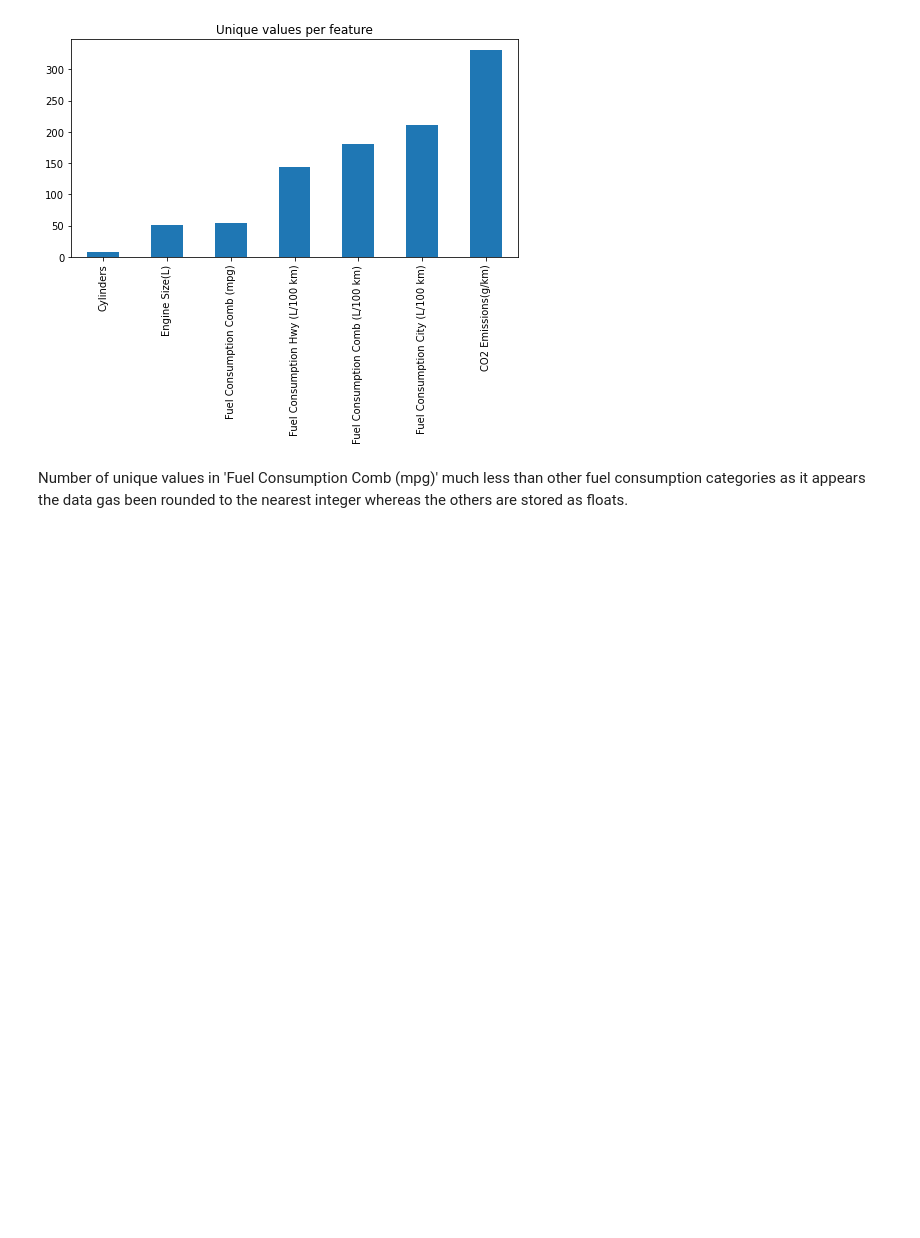
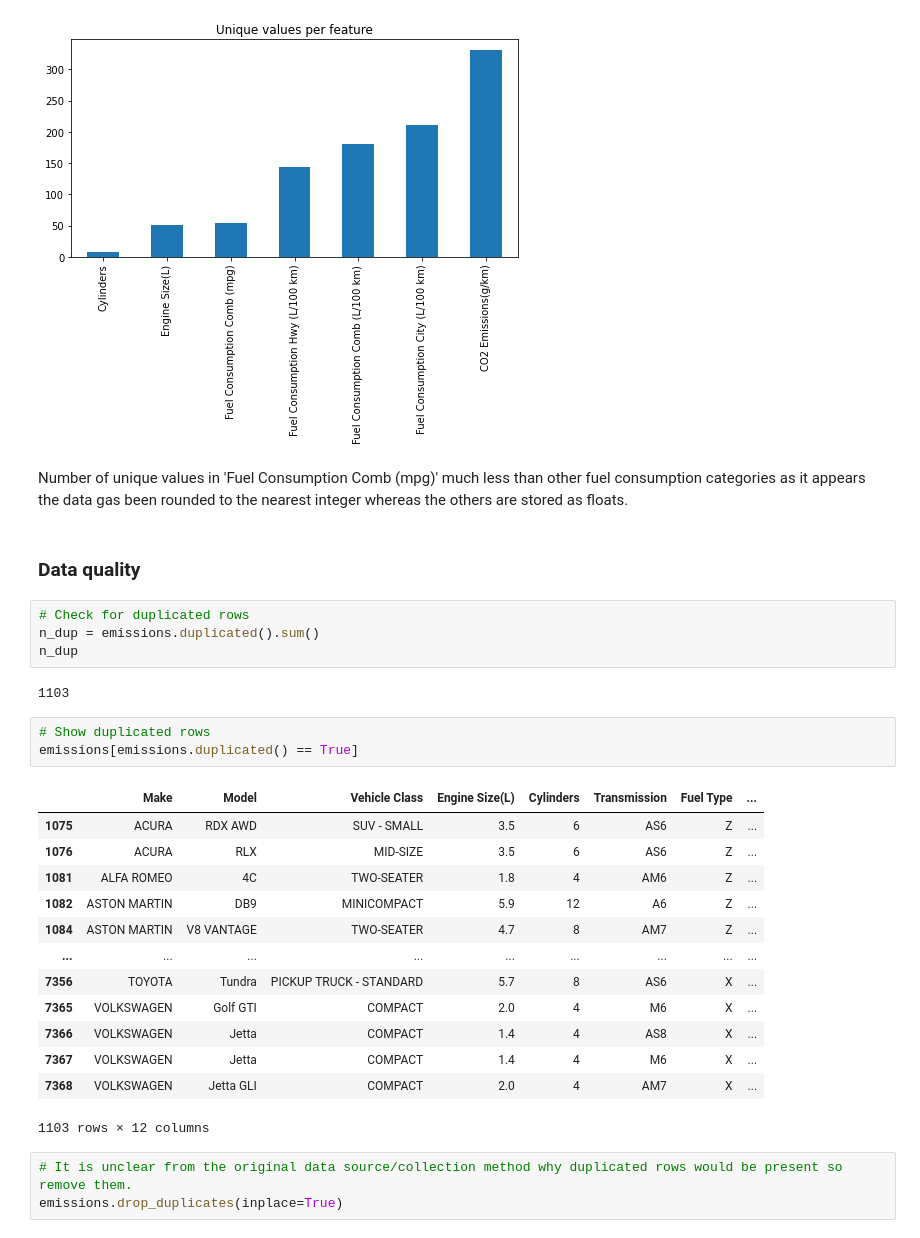
Before and after one commit to tbache/CO2_emissions_regression, a Jupyter notebook: CO2_emissions_regression.ipynb, the cells around one changed output. Cells and saved outputs as stored; diff of their text form; blank space fills up the shorter version.

Commit message:
EDA: quality study.

```diff
--- a/CO2_emissions_regression.ipynb
+++ b/CO2_emissions_regression.ipynb
@@ -138,3 +138,31 @@ unique_vals.plot.bar(figsize=(8, 4), title="Unique values per feature")
 [figure]
 # %% [markdown]
 Number of unique values in 'Fuel Consumption Comb (mpg)' much less than other fuel consumption categories as it appears the data gas been rounded to the nearest integer whereas the others are stored as floats.
+# %% [markdown]
+### Data quality
+# %%
+# Check for duplicated rows
+n_dup = emissions.duplicated().sum()
+n_dup
+# %% [output]
+1103
+# %%
+# Show duplicated rows
+emissions[emissions.duplicated() == True]
+# %% [output]
+|  | Make | Model | Vehicle Class | Engine Size(L) | Cylinders | Transmission | Fuel Type | ... |
+| 1075 | ACURA | RDX AWD | SUV - SMALL | 3.5 | 6 | AS6 | Z | ... |
+| 1076 | ACURA | RLX | MID-SIZE | 3.5 | 6 | AS6 | Z | ... |
+| 1081 | ALFA ROMEO | 4C | TWO-SEATER | 1.8 | 4 | AM6 | Z | ... |
+| 1082 | ASTON MARTIN | DB9 | MINICOMPACT | 5.9 | 12 | A6 | Z | ... |
+| 1084 | ASTON MARTIN | V8 VANTAGE | TWO-SEATER | 4.7 | 8 | AM7 | Z | ... |
+| ... | ... | ... | ... | ... | ... | ... | ... | ... |
+| 7356 | TOYOTA | Tundra | PICKUP TRUCK - STANDARD | 5.7 | 8 | AS6 | X | ... |
+| 7365 | VOLKSWAGEN | Golf GTI | COMPACT | 2.0 | 4 | M6 | X | ... |
+| 7366 | VOLKSWAGEN | Jetta | COMPACT | 1.4 | 4 | AS8 | X | ... |
+| 7367 | VOLKSWAGEN | Jetta | COMPACT | 1.4 | 4 | M6 | X | ... |
+| 7368 | VOLKSWAGEN | Jetta GLI | COMPACT | 2.0 | 4 | AM7 | X | ... |
+1103 rows × 12 columns
+# %%
+# It is unclear from the original data source/collection method why duplicated rows would be present so remove them.
+emissions.drop_duplicates(inplace=True)
```
Also changed, not shown: parts of 8 cells of this notebook.
